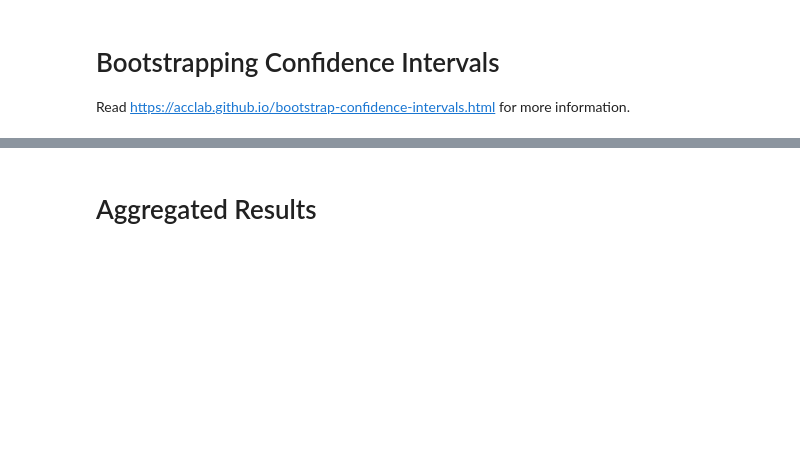
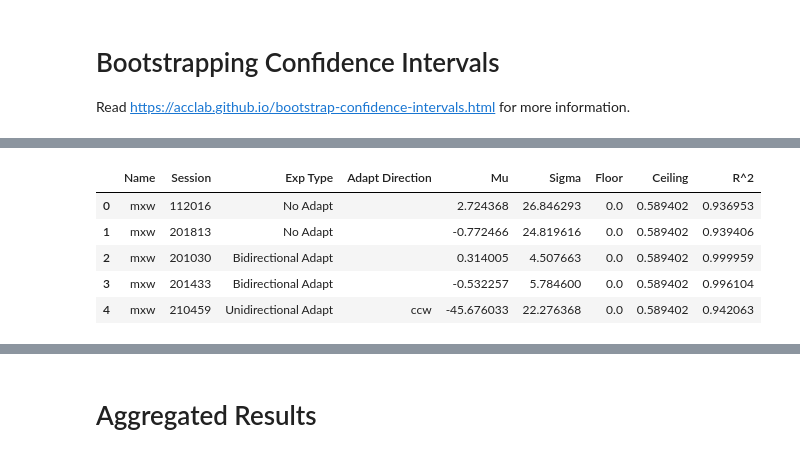
Before and after one commit to alexxyu/mae-experiment, a Jupyter notebook: analysis/Psychometric Fitting.ipynb, the cells around one changed output, grey strips where cells are left out. Drawn from its saved outputs; the diff is of its cells as text; code cells hidden in the pictures; blank space fills up the shorter version.

```diff
--- a/analysis/Psychometric Fitting.ipynb
+++ b/analysis/Psychometric Fitting.ipynb
@@ -54,11 +57,16 @@ combined.head()
 # This is manually checked by looking at the unidirectional data.
 dirmap = {
     "ccw": ["jdg", "nst", "nxs", "mxw", "tee", "ksm"],
-    "cw": ["anb", "kxt", "mjl", "nxn", "sxk", "txd"],
+    "cw": ["anb", "kxt", "mjl", "nxn", "txd", "sxk"],
 }
+
+reverse_dirmap = {}
+for k, v in dirmap.items():
+    for s in v:
+        reverse_dirmap[s] = k
 # %% [markdown]
 # Psychometric Function Fitting
 # %%
 # This is fitting Gaussian CDF (mu and sigma) with floor and ceiling parameters
 def f(x, m, s, a, b):
-    return a + (b - a) * norm.cdf(x, m, s)
+    return a + (b - a) * st.norm.cdf(x, m, s)
@@ -252,0 +424,46 @@ cis.to_csv('./results/ci_data.csv')
+# %%
+session_output = pd.DataFrame(columns=['Name', 'Session', 'Exp Type', 'Adapt Direction', 'Mu', 'Sigma', 'Floor', 'Ceiling', 'R^2'])
+
+def f(x, mu, sigma):
+    return st.norm.cdf(x, mu, sigma)
+
+for r, subject in enumerate(subjects):
+    for c, condition in enumerate(["No Adapt", "Bidirectional Adapt", "Unidirectional Adapt"]):
+        sdata = session_data[(session_data["Participant"] == subject) & (session_data["Condition"] == condition)]
+        sessions = sdata["Session"].unique().tolist()
+
+        for session in sessions:
+            data = sdata[sdata["Session"] == session]
+
+            responses = data.groupby('Test Speed')['Response']
+            count_data = responses.apply(lambda x: x[x.str.contains('right')].count())
+            total_counts = responses.count()
+            speeds = count_data.index.tolist()
+
+            cw_counts = count_data.tolist()
+            cw_proportions = [r / c for r, c in zip(cw_counts, total_counts)]
+            (mu, sigma), _ = curve_fit(
+                f,
+                speeds,
+                cw_proportions,
+                method='dogbox',
+                p0=[0, 3],
+                bounds=([-90, 0], [90, 90]),
+            )
+
+            pred = f(speeds, mu, sigma)
+            r2 = r2_score(cw_proportions, pred)
+
+            direction = ''
+            if condition == "Unidirectional Adapt":
+                direction = reverse_dirmap[subject]
+            session_output.loc[len(session_output)] = [subject, session, condition, direction, mu, sigma, a, b, r2]
+
+session_output.head()
+# %% [output]
+|  | Name | Session | Exp Type | Adapt Direction | Mu | Sigma | Floor | Ceiling | R^2 |
+| 0 | mxw | 112016 | No Adapt |  | 2.724368 | 26.846293 | 0.0 | 0.589402 | 0.936953 |
+| 1 | mxw | 201813 | No Adapt |  | -0.772466 | 24.819616 | 0.0 | 0.589402 | 0.939406 |
+| 2 | mxw | 201030 | Bidirectional Adapt |  | 0.314005 | 4.507663 | 0.0 | 0.589402 | 0.999959 |
+| 3 | mxw | 201433 | Bidirectional Adapt |  | -0.532257 | 5.784600 | 0.0 | 0.589402 | 0.996104 |
+| 4 | mxw | 210459 | Unidirectional Adapt | ccw | -45.676033 | 22.276368 | 0.0 | 0.589402 | 0.942063 |
```
Also changed, not shown: parts of 24 cells of this notebook, 4 other files.
